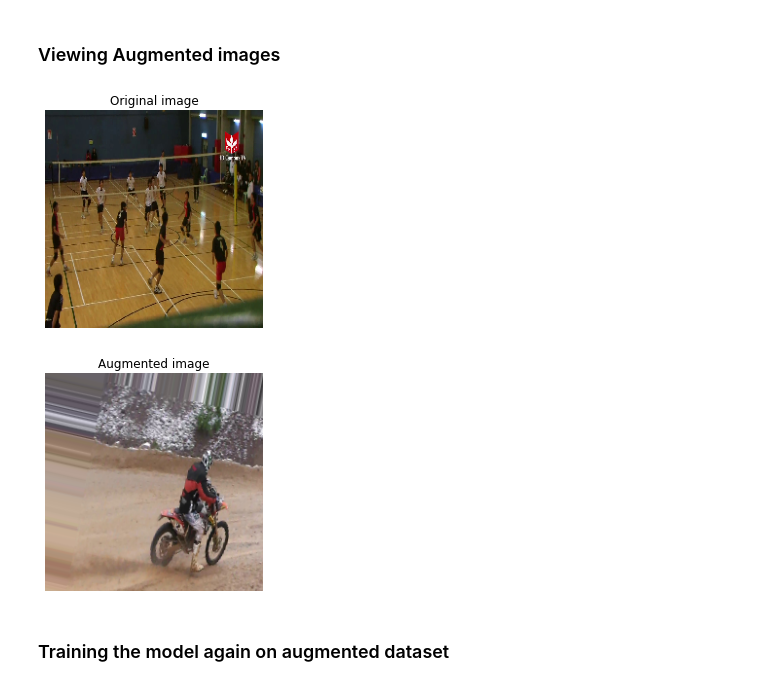
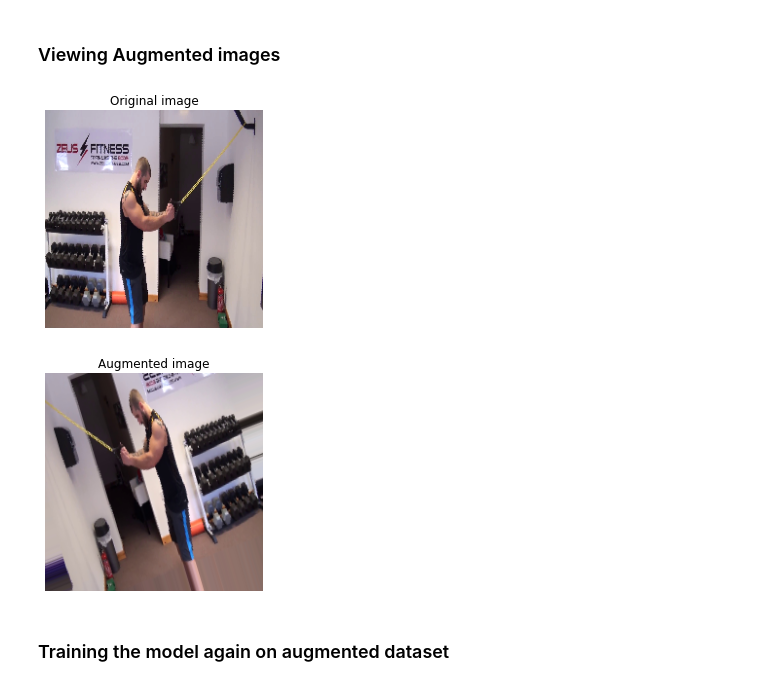
Before and after one commit to blazingbhavneek/data-exploration-and-ml, a Jupyter notebook: Binary_Image_Classifier_by_Bhavneek.ipynb, the cells around one changed output. Saved outputs shown, nothing was run; the diff lists cells and outputs as text; code cells hidden in the pictures.

```diff
--- a/Binary_Image_Classifier_by_Bhavneek.ipynb
+++ b/Binary_Image_Classifier_by_Bhavneek.ipynb
@@ -82,7 +76,7 @@ array(['conditioning exercise', 'sports'], dtype='<U21')
 # Set the seed
 tf.random.set_seed(42)
 
-# scaling
+# scaling for model performace
 train_datagen = ImageDataGenerator(rescale=1./255)
 valid_datagen = ImageDataGenerator(rescale=1./255)
 
@@ -90,12 +84,11 @@ valid_datagen = ImageDataGenerator(rescale=1./255)
 train_dir = "/tmp/data/train/"
 test_dir = "/tmp/data/test/"
 
-# Import data from directories and turn it into batches
+# Import data from directories and turn it into batches, 32 batch size and 224x224 image size is standared
 train_data = train_datagen.flow_from_directory(train_dir,
                                                batch_size=32,
                                                target_size=(224, 224),
-                                               class_mode="binary",
-                                               seed=42)
+                                               class_mode="binary") # Ran this with shuffle = False for image viewing below
 
 valid_data = valid_datagen.flow_from_directory(test_dir,
                                                batch_size=32,
@@ -198,19 +190,18 @@ Found 4105 images belonging to 2 classes.
 # %% [markdown]
 ### Viewing Augmented images
 # %%
-images, labels = train_data.next()
+images, labels = train_data.next() # Iterator
 augmented_images, augmented_labels = train_data_augmented.next()
-random_number = random.randint(0, 32)
-plt.imshow(images[random_number])
+plt.imshow(images[0])
 plt.title(f"Original image")
 plt.axis(False)
 plt.figure()
-plt.imshow(augmented_images[random_number])
+plt.imshow(augmented_images[0])
 plt.title(f"Augmented image")
 plt.axis(False);
 # %% [output]
-[figure, old version]
+[figure, new version]
-[figure, old version]
+[figure, new version]
 # %% [markdown]
 ### Training the model again on augmented dataset
 # %%
```
Also changed, not shown: parts of 39 cells of this notebook.
